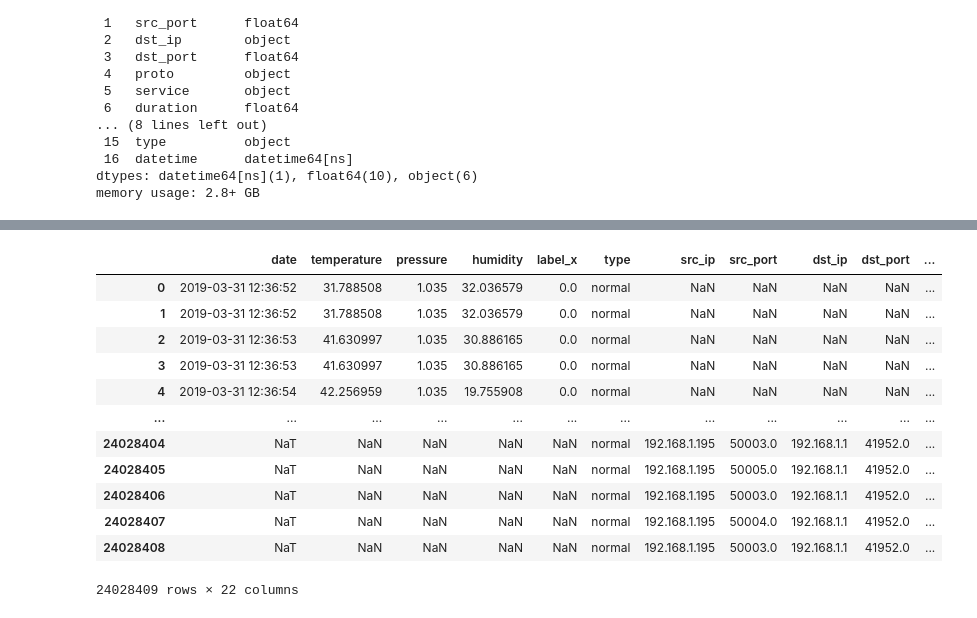
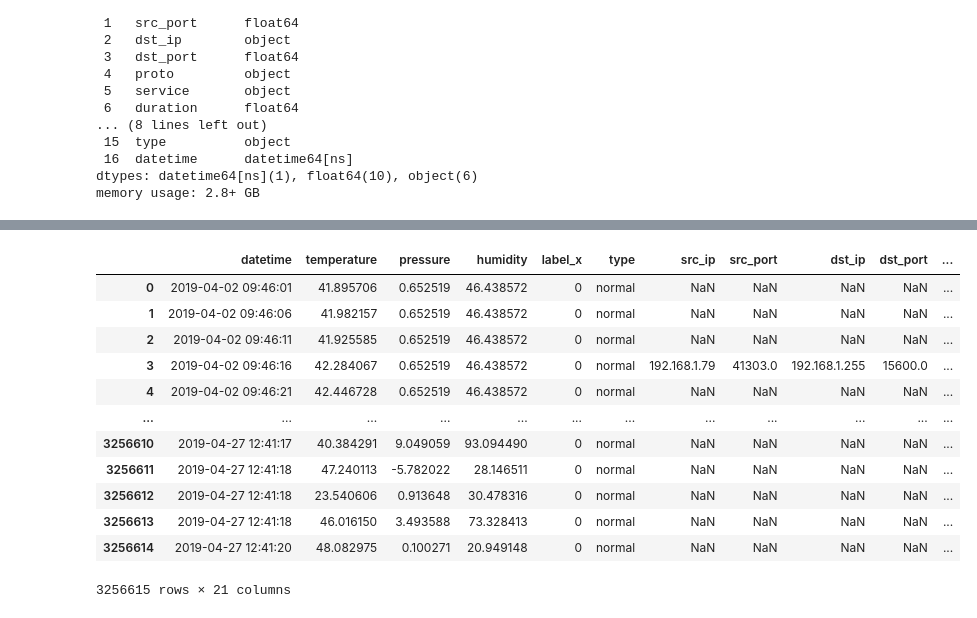
Before and after one commit to Hongwei-Z/SC-MLIDS, a Jupyter notebook: datasets/Preprocessing.ipynb, the cells around one changed output, grey strips where cells are left out. Cells and saved outputs as stored; diff of their text form; code cells hidden in the pictures.

```diff
--- a/datasets/Preprocessing.ipynb
+++ b/datasets/Preprocessing.ipynb
@@ -34,5 +34,6 @@ df_weather
 # %%
 df_weather['date'] = pd.to_datetime(df_weather['date'] + ' ' + df_weather['time'])
 df_weather.drop('time', axis=1, inplace=True)
+df_weather.rename(columns={'date': 'datetime'}, inplace=True)
 df_weather
 # %% [output]
@@ -186,3 +187,7 @@ df_networks.describe()
 | 75% | 5.293100e+04 | 4.963000e+03 | 1.516690e-01 | 0.000000e+00 | 0.000000e+00 | 3.000000e+00 | 1.640000e+02 | 2.000000e+00 | 1.120000e+02 | ... |
 | max | 6.553500e+04 | 6.553500e+04 | 9.351693e+04 | 4.235248e+09 | 6.172673e+09 | 2.570179e+06 | 1.053479e+09 | 3.238855e+06 | 1.751987e+08 | ... |
 | std | 1.942670e+04 | 1.412793e+04 | 8.355385e+01 | 3.408390e+07 | 3.403649e+07 | 8.535818e+02 | 2.344910e+05 | 9.073845e+02 | 9.926645e+04 | ... |
+# %%
+# Remove from the first dataset the time that does not exist in the second dataset
+df_weather_selected = df_weather[df_weather['datetime'] >= df_networks['datetime'].min()]
+df_weather_selected
@@ -189,18 +208,18 @@ df_networks.describe()
 # %%
 # Merge the IoT Weather dataset and the Processed Network dataset by datetime and network attack type
-merged_df = pd.merge(df_weather, df_networks, left_on=['date', 'type'], right_on=['datetime', 'type'], how='outer')
+merged_df = df_weather_selected.merge(df_networks, on=['datetime', 'type'], how='left', copy=False)
 merged_df
 # %% [output]
-|  | date | temperature | pressure | humidity | label_x | type | src_ip | src_port | dst_ip | dst_port | ... |
-| 0 | 2019-03-31 12:36:52 | 31.788508 | 1.035 | 32.036579 | 0.0 | normal | NaN | NaN | NaN | NaN | ... |
-| 1 | 2019-03-31 12:36:52 | 31.788508 | 1.035 | 32.036579 | 0.0 | normal | NaN | NaN | NaN | NaN | ... |
-| 2 | 2019-03-31 12:36:53 | 41.630997 | 1.035 | 30.886165 | 0.0 | normal | NaN | NaN | NaN | NaN | ... |
-| 3 | 2019-03-31 12:36:53 | 41.630997 | 1.035 | 30.886165 | 0.0 | normal | NaN | NaN | NaN | NaN | ... |
-| 4 | 2019-03-31 12:36:54 | 42.256959 | 1.035 | 19.755908 | 0.0 | normal | NaN | NaN | NaN | NaN | ... |
+|  | datetime | temperature | pressure | humidity | label_x | type | src_ip | src_port | dst_ip | dst_port | ... |
+| 0 | 2019-04-02 09:46:01 | 41.895706 | 0.652519 | 46.438572 | 0 | normal | NaN | NaN | NaN | NaN | ... |
+| 1 | 2019-04-02 09:46:06 | 41.982157 | 0.652519 | 46.438572 | 0 | normal | NaN | NaN | NaN | NaN | ... |
+| 2 | 2019-04-02 09:46:11 | 41.925585 | 0.652519 | 46.438572 | 0 | normal | NaN | NaN | NaN | NaN | ... |
+| 3 | 2019-04-02 09:46:16 | 42.284067 | 0.652519 | 46.438572 | 0 | normal | 192.168.1.79 | 41303.0 | 192.168.1.255 | 15600.0 | ... |
+| 4 | 2019-04-02 09:46:21 | 42.446728 | 0.652519 | 46.438572 | 0 | normal | NaN | NaN | NaN | NaN | ... |
 | ... | ... | ... | ... | ... | ... | ... | ... | ... | ... | ... | ... |
-| 24028404 | NaT | NaN | NaN | NaN | NaN | normal | 192.168.1.195 | 50003.0 | 192.168.1.1 | 41952.0 | ... |
-| 24028405 | NaT | NaN | NaN | NaN | NaN | normal | 192.168.1.195 | 50005.0 | 192.168.1.1 | 41952.0 | ... |
-| 24028406 | NaT | NaN | NaN | NaN | NaN | normal | 192.168.1.195 | 50003.0 | 192.168.1.1 | 41952.0 | ... |
-| 24028407 | NaT | NaN | NaN | NaN | NaN | normal | 192.168.1.195 | 50004.0 | 192.168.1.1 | 41952.0 | ... |
-| 24028408 | NaT | NaN | NaN | NaN | NaN | normal | 192.168.1.195 | 50003.0 | 192.168.1.1 | 41952.0 | ... |
+| 3256610 | 2019-04-27 12:41:17 | 40.384291 | 9.049059 | 93.094490 | 0 | normal | NaN | NaN | NaN | NaN | ... |
+| 3256611 | 2019-04-27 12:41:18 | 47.240113 | -5.782022 | 28.146511 | 0 | normal | NaN | NaN | NaN | NaN | ... |
+| 3256612 | 2019-04-27 12:41:18 | 23.540606 | 0.913648 | 30.478316 | 0 | normal | NaN | NaN | NaN | NaN | ... |
+| 3256613 | 2019-04-27 12:41:18 | 46.016150 | 3.493588 | 73.328413 | 0 | normal | NaN | NaN | NaN | NaN | ... |
+| 3256614 | 2019-04-27 12:41:20 | 48.082975 | 0.100271 | 20.949148 | 0 | normal | NaN | NaN | NaN | NaN | ... |
-24028409 rows × 22 columns
+3256615 rows × 21 columns
```
Also changed, not shown: parts of 20 cells of this notebook, 2 other files.
